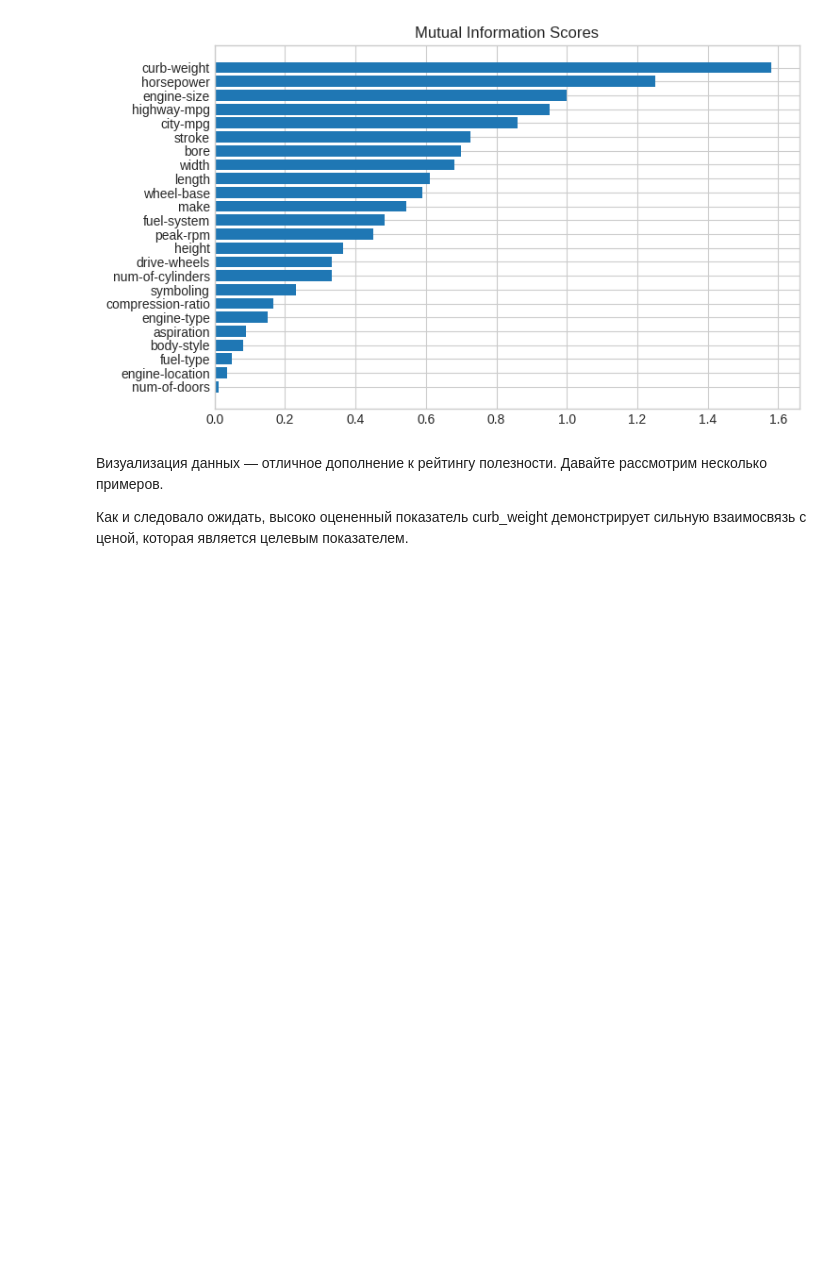
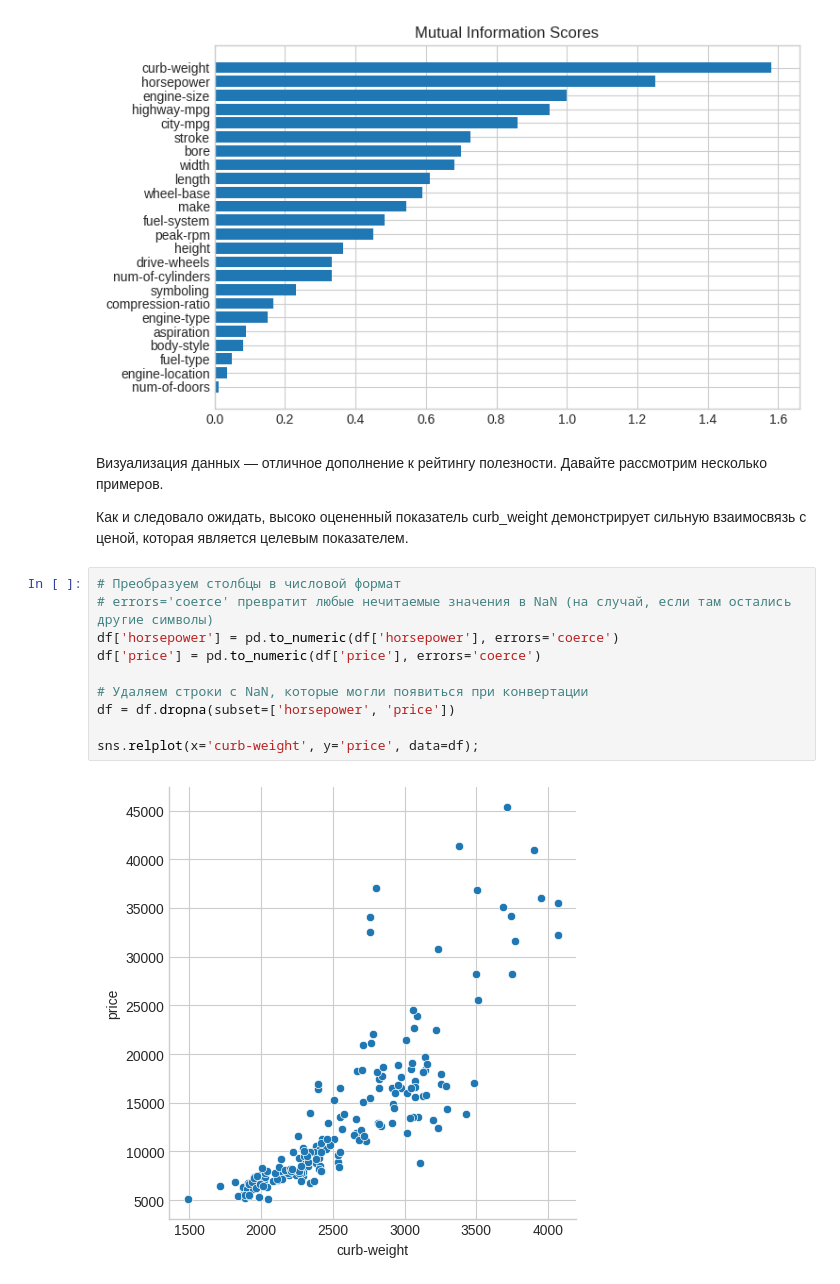
Before and after one commit to Grashch/Kaggle_tasks, a Jupyter notebook: Feature_Engineering.ipynb, the cells around one changed output. Saved outputs shown, nothing was run; the diff lists cells and outputs as text; blank space fills up the shorter version.

```diff
--- a/Feature_Engineering.ipynb
+++ b/Feature_Engineering.ipynb
@@ -217,3 +217,15 @@ plot_mi_scores(mi_scores)
 Визуализация данных — отличное дополнение к рейтингу полезности. Давайте рассмотрим несколько примеров.
 
 Как и следовало ожидать, высоко оцененный показатель curb_weight демонстрирует сильную взаимосвязь с ценой, которая является целевым показателем.
+# %%
+# Преобразуем столбцы в числовой формат
+# errors='coerce' превратит любые нечитаемые значения в NaN (на случай, если там остались другие символы)
+df['horsepower'] = pd.to_numeric(df['horsepower'], errors='coerce')
+df['price'] = pd.to_numeric(df['price'], errors='coerce')
+
+# Удаляем строки с NaN, которые могли появиться при конвертации
+df = df.dropna(subset=['horsepower', 'price'])
+
+sns.relplot(x='curb-weight', y='price', data=df);
+# %% [output]
+[figure, added]
```
Also changed, not shown: parts of 2 cells of this notebook.
